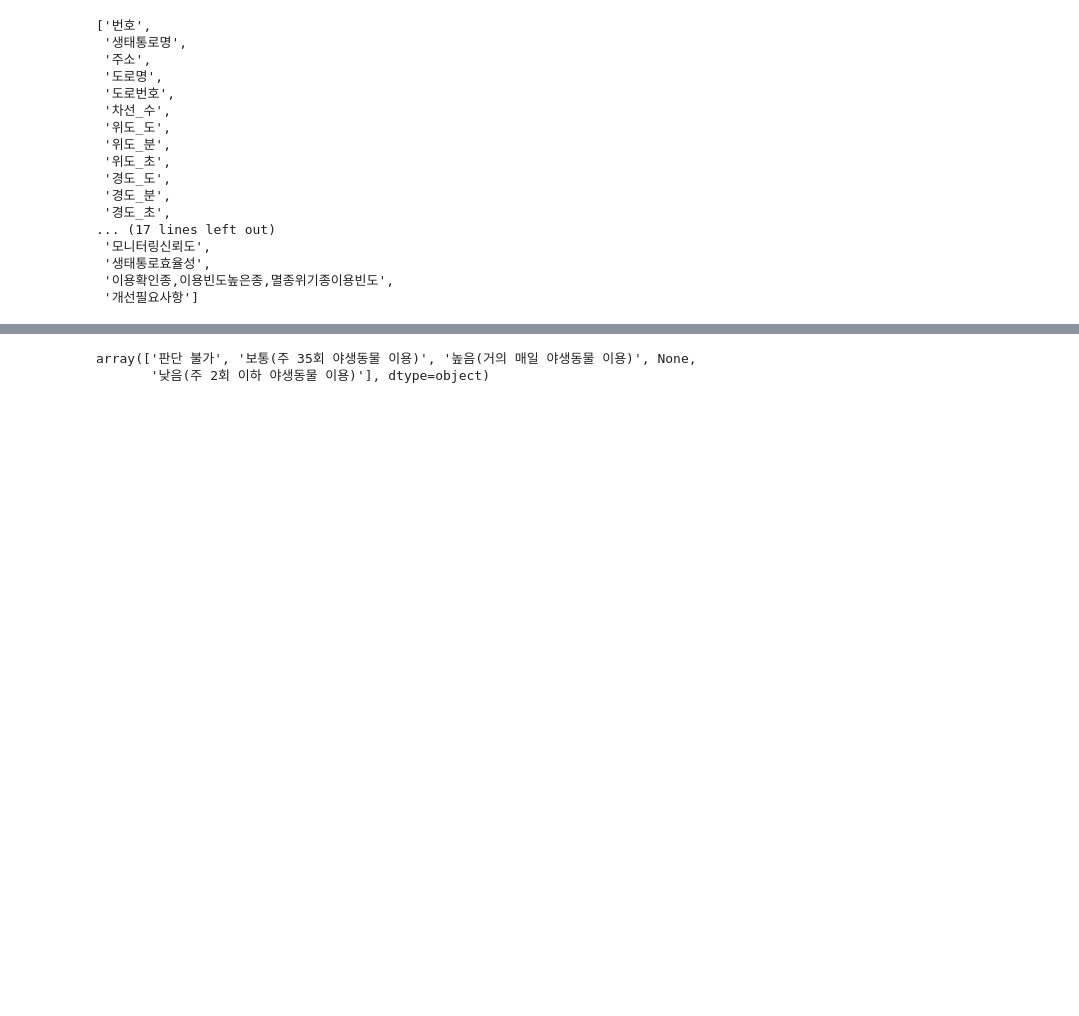
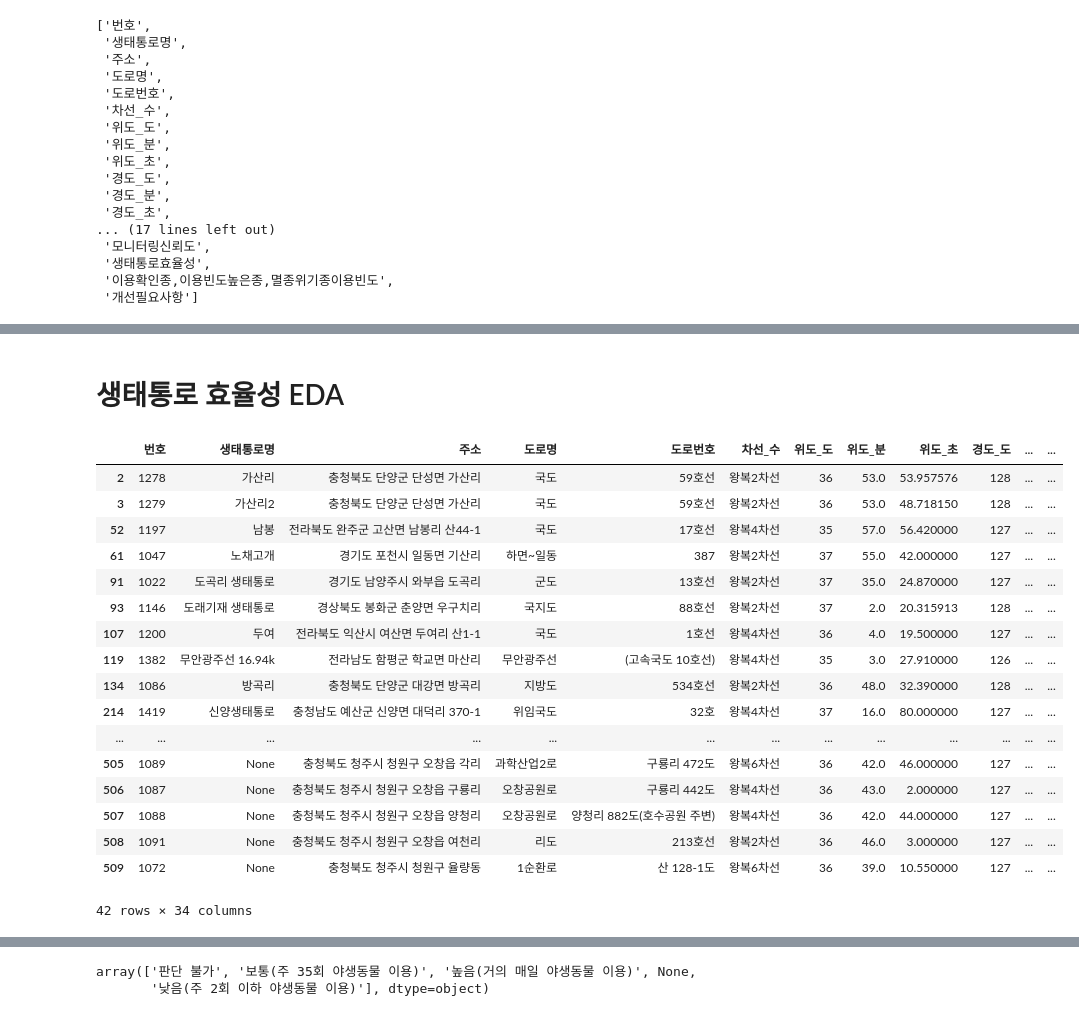
Before and after one commit to HKLeeeee/datacampus_dao, a Jupyter notebook: preprocessing/생태통로 정성지표 라벨링.ipynb, the cells around one changed output, grey strips where cells are left out. Cells and saved outputs as stored; diff of their text form; code cells hidden in the pictures; blank space fills up the shorter version.

```diff
--- a/preprocessing/생태통로 정성지표 라벨링.ipynb
+++ b/preprocessing/생태통로 정성지표 라벨링.ipynb
@@ -88 +134,24 @@ array(['육교형', '터널형', None, '양서·파충류 통로'], dtype=object
+# %% [markdown]
+# 생태통로 효율성 EDA
+# %%
+df[(df['생태통로효율성']=='판단 불가') & (df[col[-2]].notnull())]
+# %% [output]
+|  | 번호 | 생태통로명 | 주소 | 도로명 | 도로번호 | 차선_수 | 위도_도 | 위도_분 | 위도_초 | 경도_도 | ... | ... |
+| 2 | 1278 | 가산리 | 충청북도 단양군 단성면 가산리 | 국도 | 59호선 | 왕복2차선 | 36 | 53.0 | 53.957576 | 128 | ... | ... |
+| 3 | 1279 | 가산리2 | 충청북도 단양군 단성면 가산리 | 국도 | 59호선 | 왕복2차선 | 36 | 53.0 | 48.718150 | 128 | ... | ... |
+| 52 | 1197 | 남봉 | 전라북도 완주군 고산면 남봉리 산44-1 | 국도 | 17호선 | 왕복4차선 | 35 | 57.0 | 56.420000 | 127 | ... | ... |
+| 61 | 1047 | 노채고개 | 경기도 포천시 일동면 기산리 | 하면~일동 | 387 | 왕복2차선 | 37 | 55.0 | 42.000000 | 127 | ... | ... |
+| 91 | 1022 | 도곡리 생태통로 | 경기도 남양주시 와부읍 도곡리 | 군도 | 13호선 | 왕복2차선 | 37 | 35.0 | 24.870000 | 127 | ... | ... |
+| 93 | 1146 | 도래기재 생태통로 | 경상북도 봉화군 춘양면 우구치리 | 국지도 | 88호선 | 왕복2차선 | 37 | 2.0 | 20.315913 | 128 | ... | ... |
+| 107 | 1200 | 두여 | 전라북도 익산시 여산면 두여리 산1-1 | 국도 | 1호선 | 왕복4차선 | 36 | 4.0 | 19.500000 | 127 | ... | ... |
+| 119 | 1382 | 무안광주선 16.94k | 전라남도 함평군 학교면 마산리 | 무안광주선 | (고속국도 10호선) | 왕복4차선 | 35 | 3.0 | 27.910000 | 126 | ... | ... |
+| 134 | 1086 | 방곡리 | 충청북도 단양군 대강면 방곡리 | 지방도 | 534호선 | 왕복2차선 | 36 | 48.0 | 32.390000 | 128 | ... | ... |
+| 214 | 1419 | 신양생태통로 | 충청남도 예산군 신양면 대덕리 370-1 | 위임국도 | 32호 | 왕복4차선 | 37 | 16.0 | 80.000000 | 127 | ... | ... |
+| ... | ... | ... | ... | ... | ... | ... | ... | ... | ... | ... | ... | ... |
+| 505 | 1089 | None | 충청북도 청주시 청원구 오창읍 각리 | 과학산업2로 | 구룡리 472도 | 왕복6차선 | 36 | 42.0 | 46.000000 | 127 | ... | ... |
+| 506 | 1087 | None | 충청북도 청주시 청원구 오창읍 구룡리 | 오창공원로 | 구룡리 442도 | 왕복4차선 | 36 | 43.0 | 2.000000 | 127 | ... | ... |
+| 507 | 1088 | None | 충청북도 청주시 청원구 오창읍 양청리 | 오창공원로 | 양청리 882도(호수공원 주변) | 왕복4차선 | 36 | 42.0 | 44.000000 | 127 | ... | ... |
+| 508 | 1091 | None | 충청북도 청주시 청원구 오창읍 여천리 | 리도 | 213호선 | 왕복2차선 | 36 | 46.0 | 3.000000 | 127 | ... | ... |
+| 509 | 1072 | None | 충청북도 청주시 청원구 율량동 | 1순환로 | 산 128-1도 | 왕복6차선 | 36 | 39.0 | 10.550000 | 127 | ... | ... |
+42 rows × 34 columns
 # %%
```
Also changed, not shown: parts of 36 cells of this notebook.
